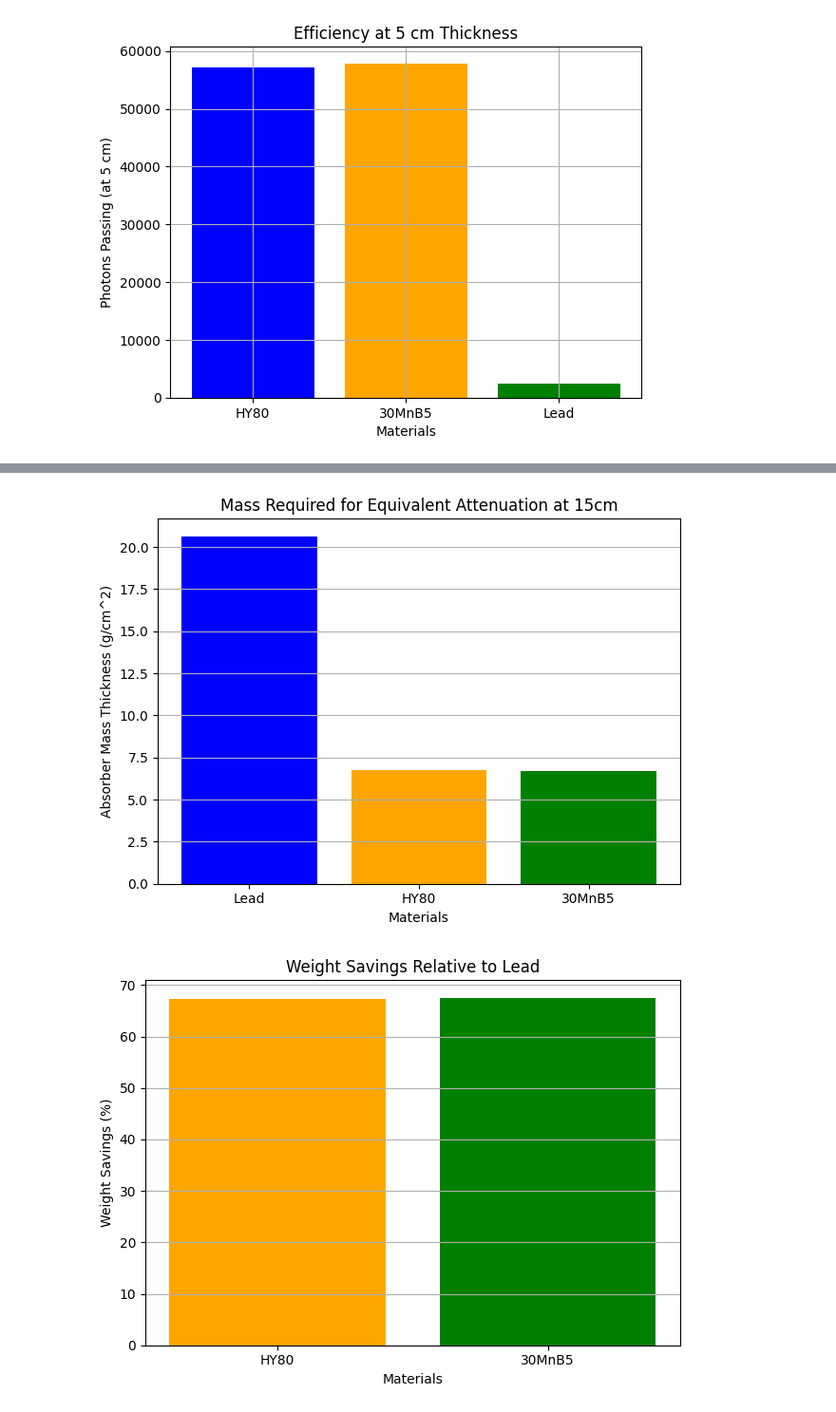
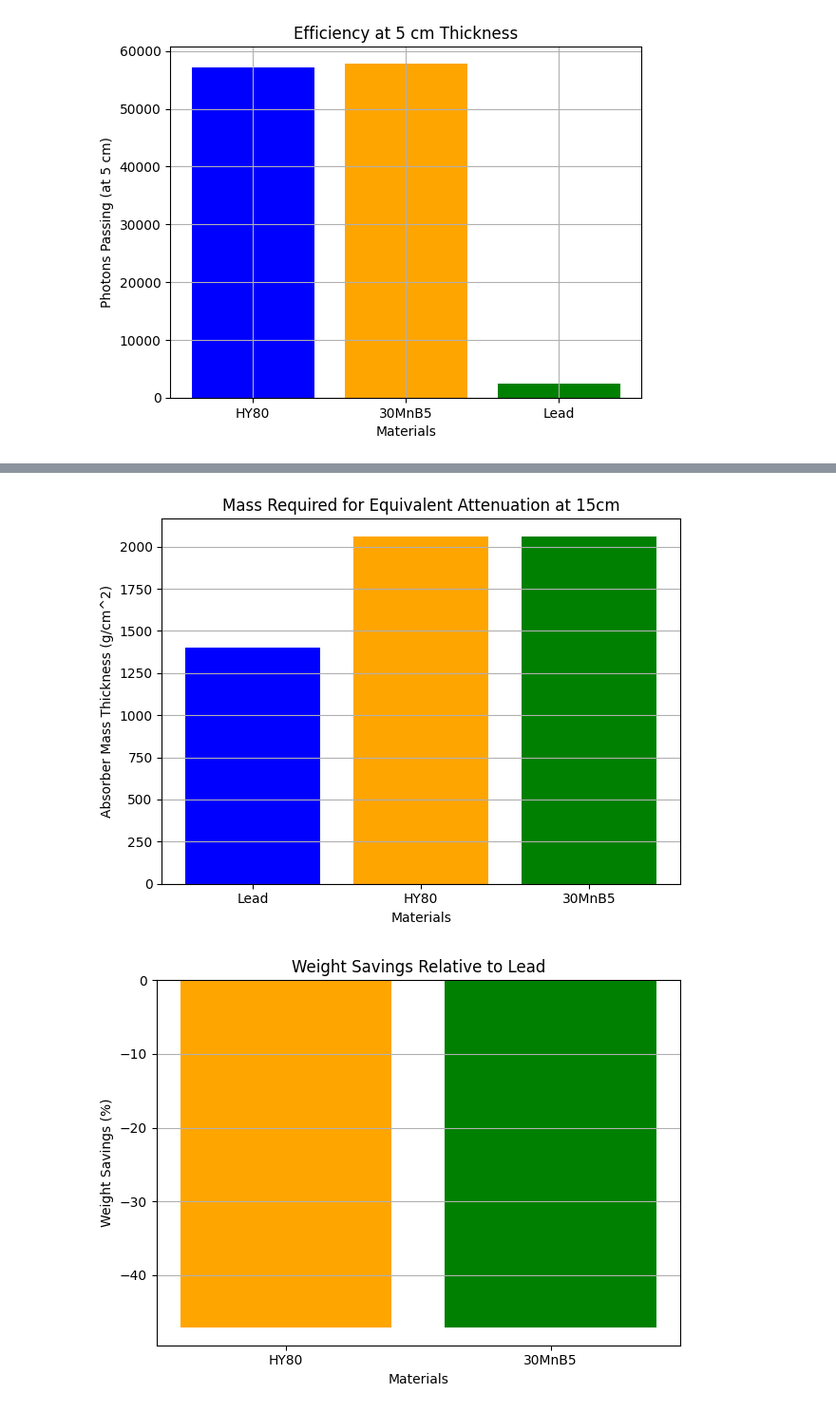
Before and after one commit to ammanielg/Final-Project, a Jupyter notebook: notebooks/main.ipynb, the cells around one changed output, grey strips where cells are left out. Shown at 95% size. Drawn from its saved outputs; the diff is of its cells as text; code cells hidden in the pictures.

```diff
--- a/notebooks/main.ipynb
+++ b/notebooks/main.ipynb
@@ -246,36 +292,36 @@ linear_attenuation_coefficients = [0.1214, 0.0573, 0.0570]  # cm^-1
 thickness = 15  # cm
 
 # Calculate mass required for equivalent attenuation
-masses = [mu * thickness * rho for mu, rho in zip(linear_attenuation_coefficients, densities)]
+masses = [(thickness * rho)/mu for mu, rho in zip(linear_attenuation_coefficients, densities)]
 
 # Calculate weight savings relative to Lead
 lead_mass = masses[0]
 weight_savings = [
     (lead_mass - mass) / lead_mass * 100 for mass in masses
 ]
 
 # Plot Mass Required for Equivalent Attenuation
 plt.figure()
 plt.bar(materials, masses, color=['blue', 'orange', 'green'])
 plt.xlabel("Materials")
 plt.ylabel("Absorber Mass Thickness (g/cm^2)")
 plt.title(f"Mass Required for Equivalent Attenuation at {thickness}cm")
 plt.grid(axis='y')
 plt.tight_layout()
 plt.show()
 
 # Plot Weight Savings Relative to Lead
 plt.figure()
 plt.bar(materials[1:], weight_savings[1:], color=['orange', 'green'])
 plt.xlabel("Materials")
 plt.ylabel("Weight Savings (%)")
 plt.title("Weight Savings Relative to Lead")
 plt.grid(axis='y')
 plt.tight_layout()
 plt.show()
 # %% [output]
-[figure, old version]
+[figure, new version]
-[figure, old version]
+[figure, new version]
 # %% [markdown]
 ## Observations
 
```
Also changed, not shown: parts of 19 cells of this notebook.
